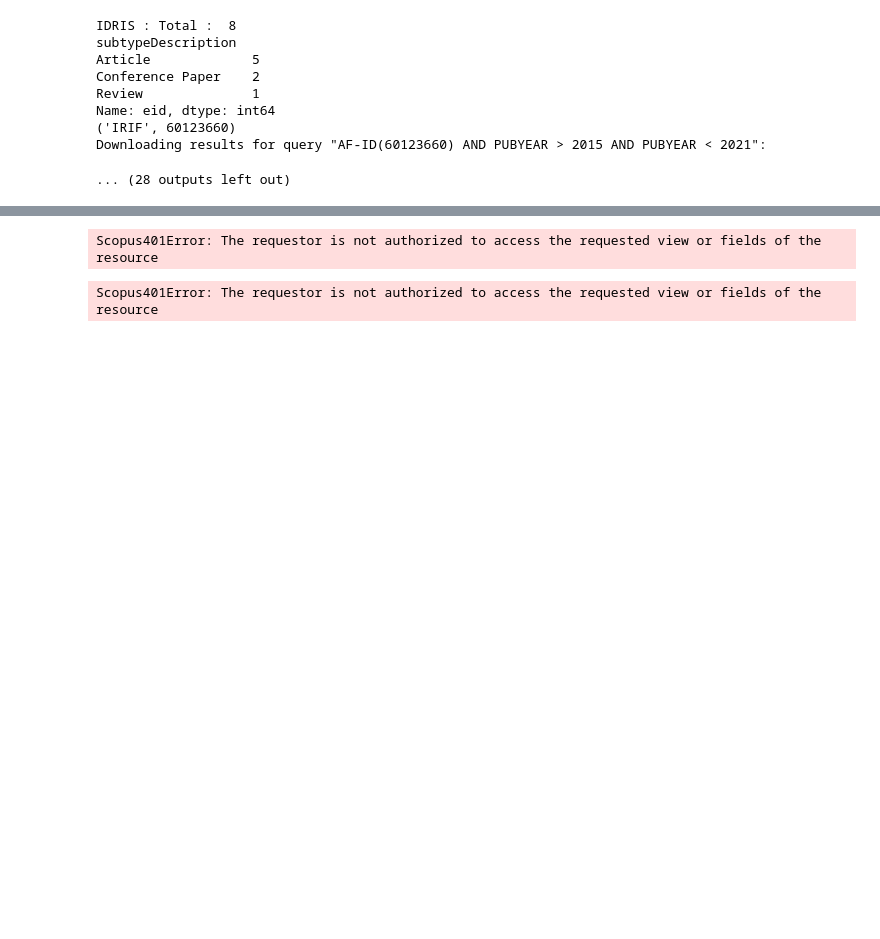
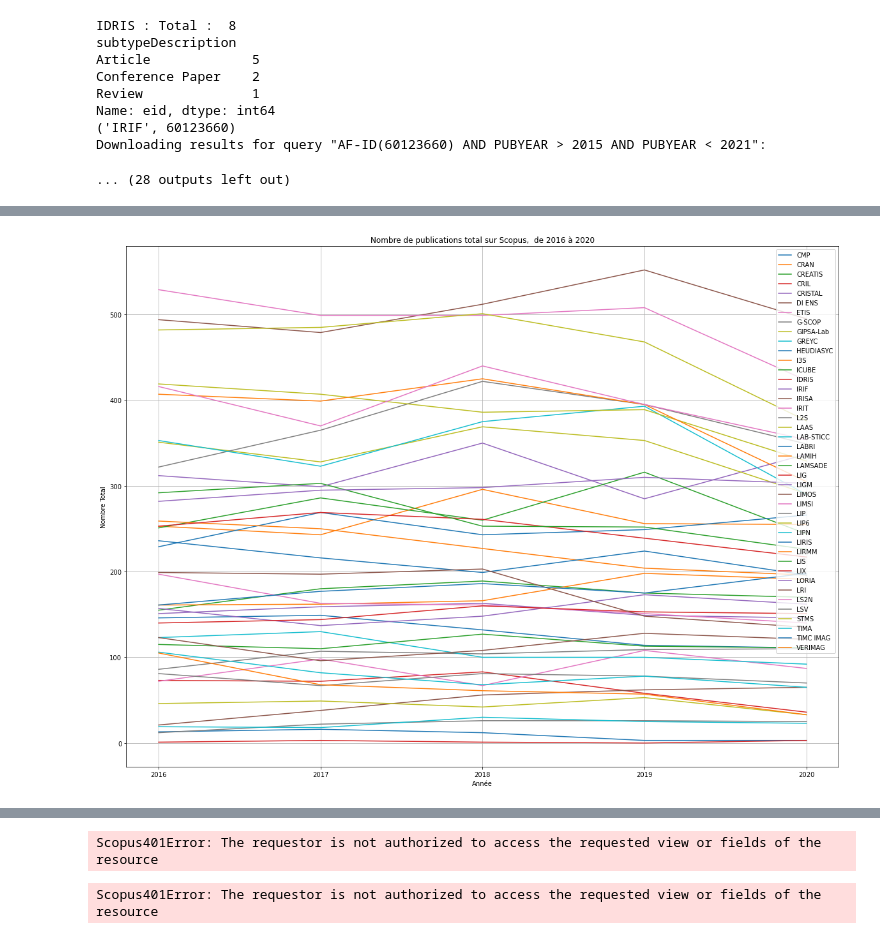
Before and after one commit to pbellot/HALPublications, a Jupyter notebook: scopus.ipynb, the cells around one changed output, grey strips where cells are left out. Cells and saved outputs as stored; diff of their text form; code cells hidden in the pictures; blank space fills up the shorter version.

Commit message:
corrections + ajout graphiques Scopus

```diff
--- a/scopus.ipynb
+++ b/scopus.ipynb
@@ -356,0 +359,10 @@ for labo in labID:
+# %%
+statsParAnneeLabo = pd.read_csv("Scopus/StatsParAnnee.csv", index_col=0)
+# %%
+statsParAnneeLabo.groupby('Nom')['Total'].plot(title='Nombre de publications total sur Scopus,  de 2016 à 2020',figsize=(20,15))
+plt.xticks(np.arange(2016,2021,step=1))
+plt.ylabel("Nombre Total")
+plt.legend()
+plt.grid(True)
+# %% [output]
+[figure, added]
```
Also changed, not shown: parts of 13 cells of this notebook, 1 other file.
